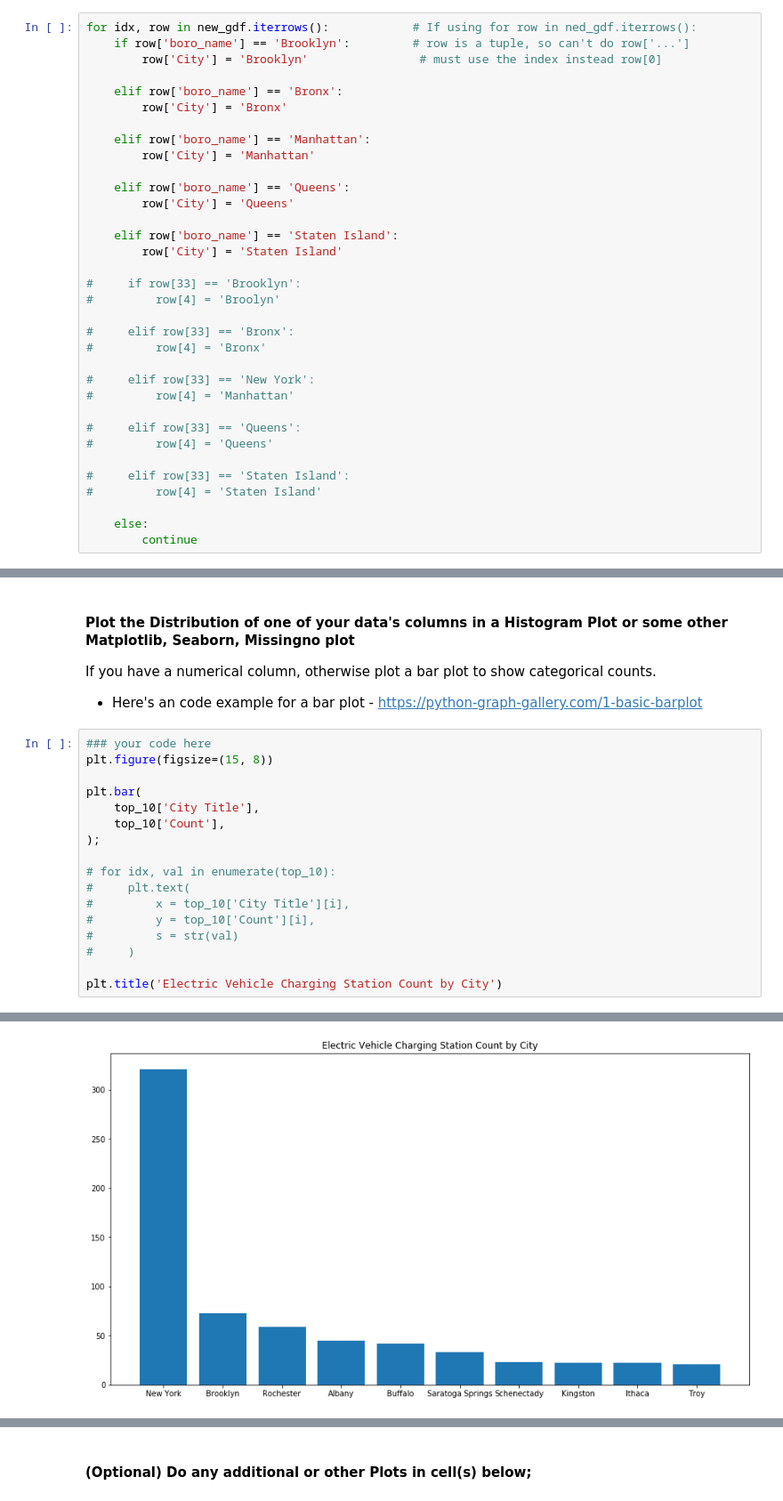
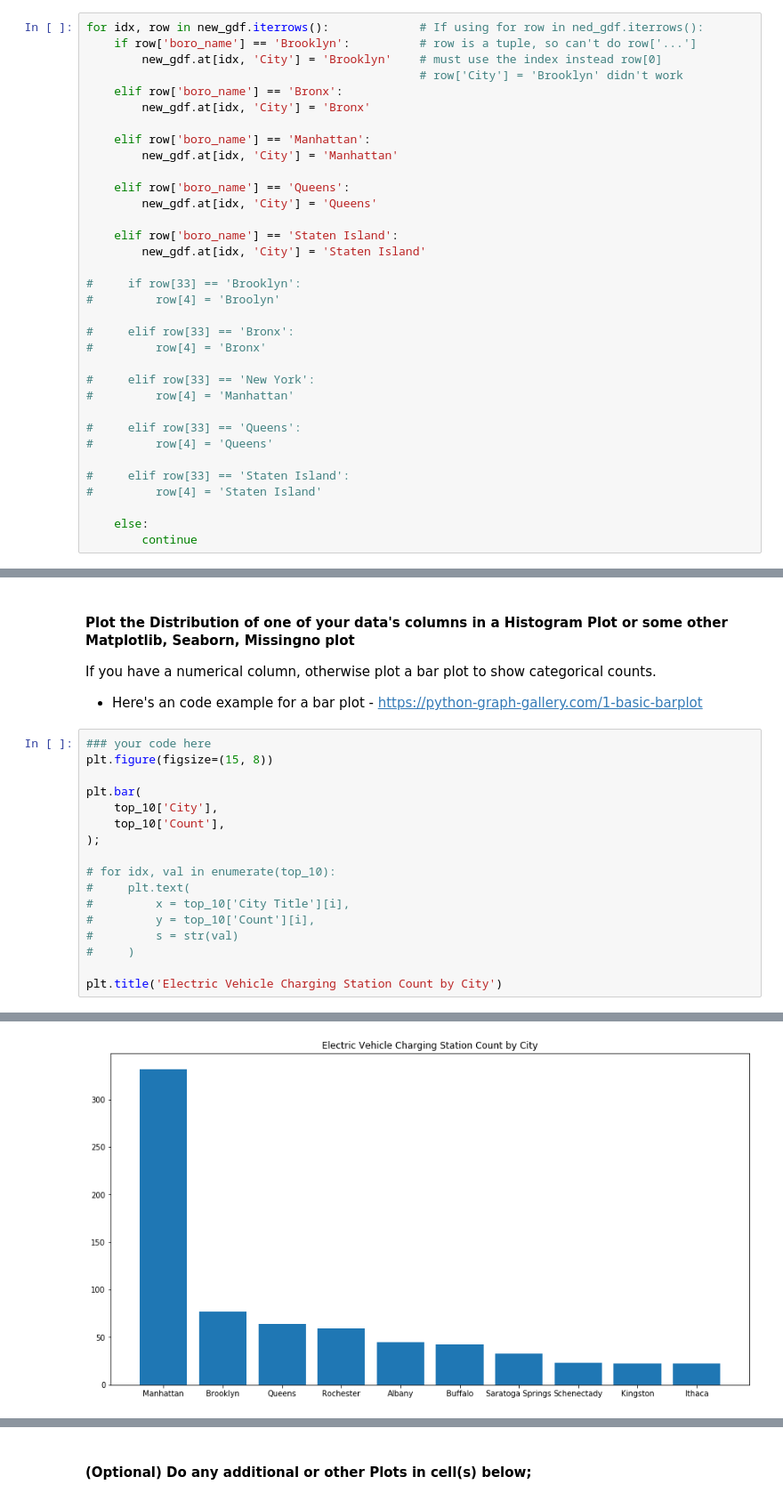
Before and after one commit to katkim0307/pratt-savi-810-2020-03-assignment_03, a Jupyter notebook: assignment_03.ipynb, the cells around one changed output, grey strips where cells are left out. Shown at 89% size. Drawn from its saved outputs; the diff is of its cells as text.

```diff
--- a/assignment_03.ipynb
+++ b/assignment_03.ipynb
@@ -260,21 +280,21 @@ new_gdf[new_gdf['City'] == 'Astoria']
 | 744 | ELEC | Astoria Central Parking - Tesla D... | 31-57 31st St | NaN | Astoria | NY | 11106 | ... |
 5 rows × 35 columns
 # %%
-for idx, row in new_gdf.iterrows():            # If using for row in ned_gdf.iterrows():
-    if row['boro_name'] == 'Brooklyn':         # row is a tuple, so can't do row['...']
-        row['City'] = 'Brooklyn'                # must use the index instead row[0]
-
+for idx, row in new_gdf.iterrows():             # If using for row in ned_gdf.iterrows():
+    if row['boro_name'] == 'Brooklyn':          # row is a tuple, so can't do row['...']
+        new_gdf.at[idx, 'City'] = 'Brooklyn'    # must use the index instead row[0]
+                                                # row['City'] = 'Brooklyn' didn't work
     elif row['boro_name'] == 'Bronx':
-        row['City'] = 'Bronx'
+        new_gdf.at[idx, 'City'] = 'Bronx'
 
     elif row['boro_name'] == 'Manhattan':
-        row['City'] = 'Manhattan'
+        new_gdf.at[idx, 'City'] = 'Manhattan'
 
     elif row['boro_name'] == 'Queens':
-        row['City'] = 'Queens'
+        new_gdf.at[idx, 'City'] = 'Queens'
 
     elif row['boro_name'] == 'Staten Island':
-        row['City'] = 'Staten Island'
+        new_gdf.at[idx, 'City'] = 'Staten Island'
 
 #     if row[33] == 'Brooklyn':
 #         row[4] = 'Broolyn'
@@ -387,22 +396,22 @@ If you have a numerical column, otherwise plot a bar plot to show categorical co
 # %%
 ### your code here
 plt.figure(figsize=(15, 8))
 
 plt.bar(
-    top_10['City Title'],
+    top_10['City'],
     top_10['Count'],
 );
 
 # for idx, val in enumerate(top_10):
 #     plt.text(
 #         x = top_10['City Title'][i],
 #         y = top_10['Count'][i],
 #         s = str(val)
 #     )
 
 plt.title('Electric Vehicle Charging Station Count by City')
 # %% [output]
 Text(0.5, 1.0, 'Electric Vehicle Charging Station Count by City')
-[figure, old version]
+[figure, new version]
 # %%
 plt.bar(
```
Also changed, not shown: parts of 11 cells of this notebook.
